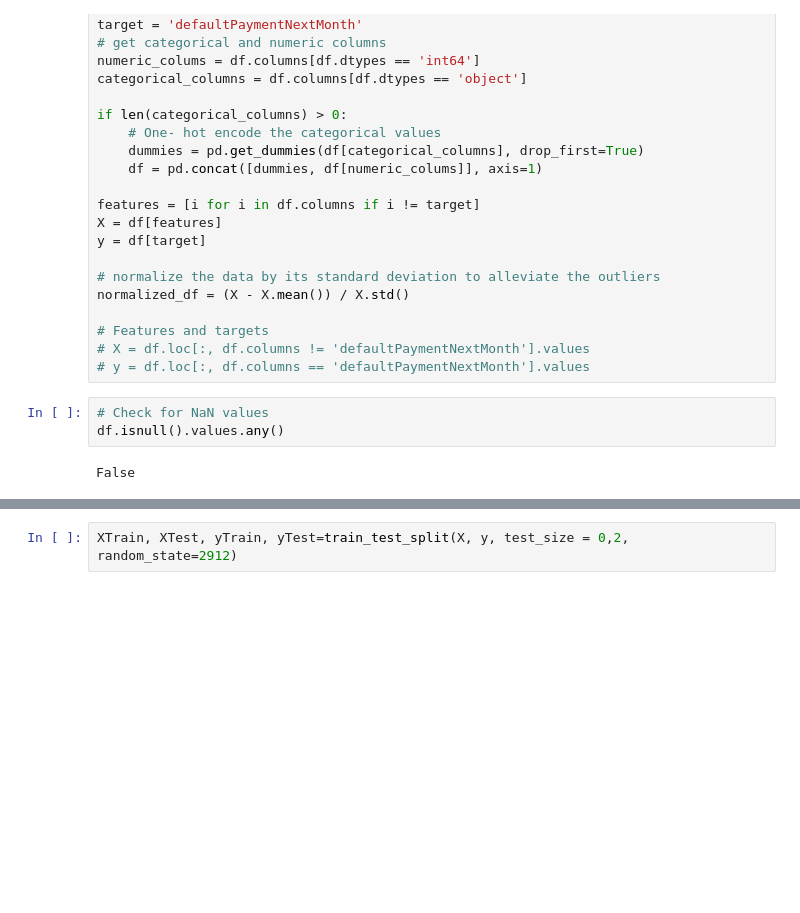
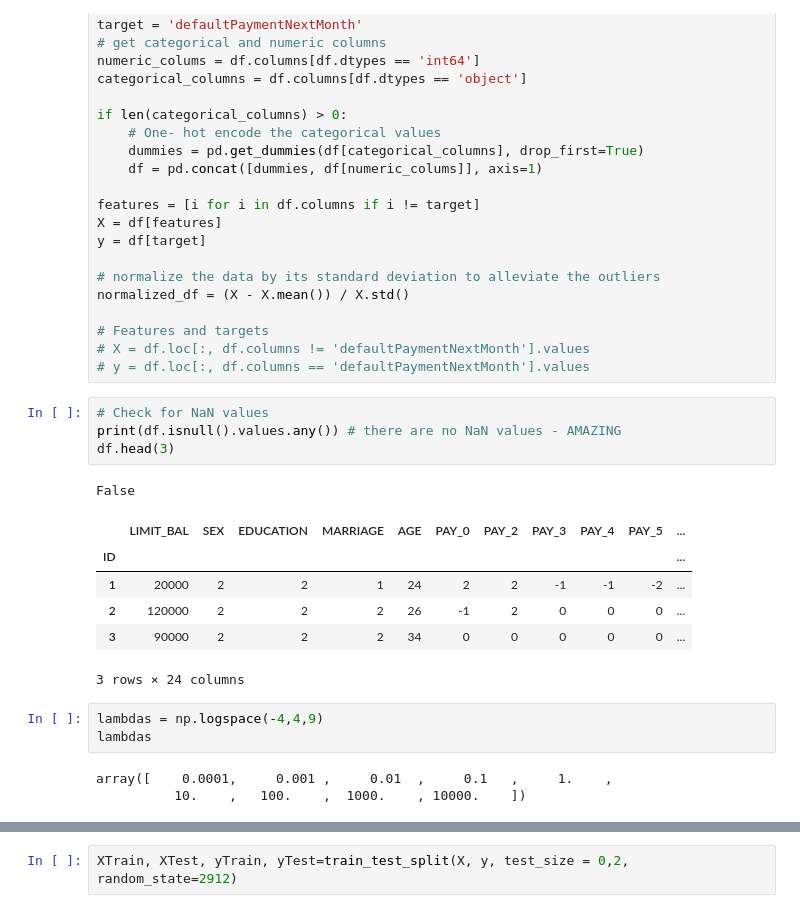
Before and after one commit to lenlehm/Classification-and-Regression, a Jupyter notebook: ClassificationAndRegression.ipynb, the cells around one changed output, grey strips where cells are left out. Cells and saved outputs as stored; diff of their text form; blank space fills up the shorter version.

```diff
--- a/ClassificationAndRegression.ipynb
+++ b/ClassificationAndRegression.ipynb
@@ -494,6 +455,19 @@ normalized_df = (X - X.mean()) / X.std()
 # y = df.loc[:, df.columns == 'defaultPaymentNextMonth'].values
 # %%
 # Check for NaN values
-df.isnull().values.any()
+print(df.isnull().values.any()) # there are no NaN values - AMAZING
+df.head(3)
 # %% [output]
 False
+|  | LIMIT_BAL | SEX | EDUCATION | MARRIAGE | AGE | PAY_0 | PAY_2 | PAY_3 | PAY_4 | PAY_5 | ... |
+| ID |  |  |  |  |  |  |  |  |  |  | ... |
+| 1 | 20000 | 2 | 2 | 1 | 24 | 2 | 2 | -1 | -1 | -2 | ... |
+| 2 | 120000 | 2 | 2 | 2 | 26 | -1 | 2 | 0 | 0 | 0 | ... |
+| 3 | 90000 | 2 | 2 | 2 | 34 | 0 | 0 | 0 | 0 | 0 | ... |
+3 rows × 24 columns
+# %%
+lambdas = np.logspace(-4,4,9)
+lambdas
+# %% [output]
+array([    0.0001,     0.001 ,     0.01  ,     0.1   ,     1.    ,
+          10.    ,   100.    ,  1000.    , 10000.    ])
```
Also changed, not shown: parts of 11 cells of this notebook, 2 other files.
